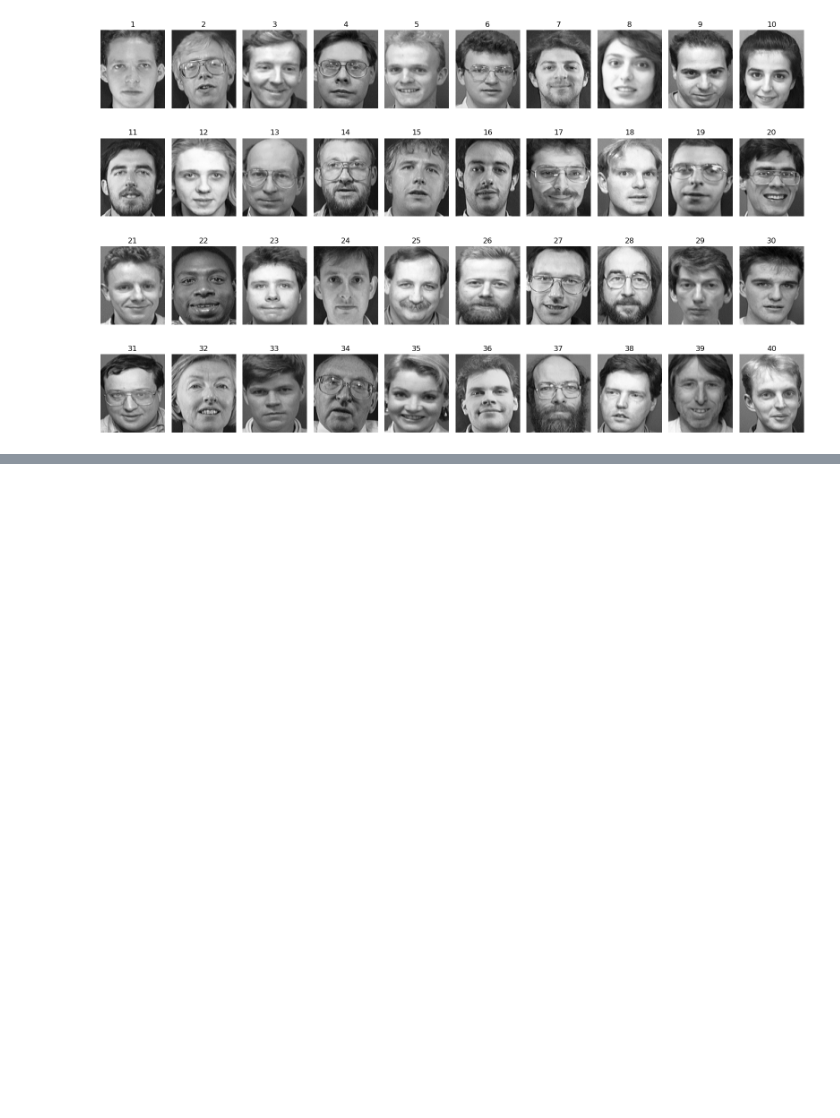
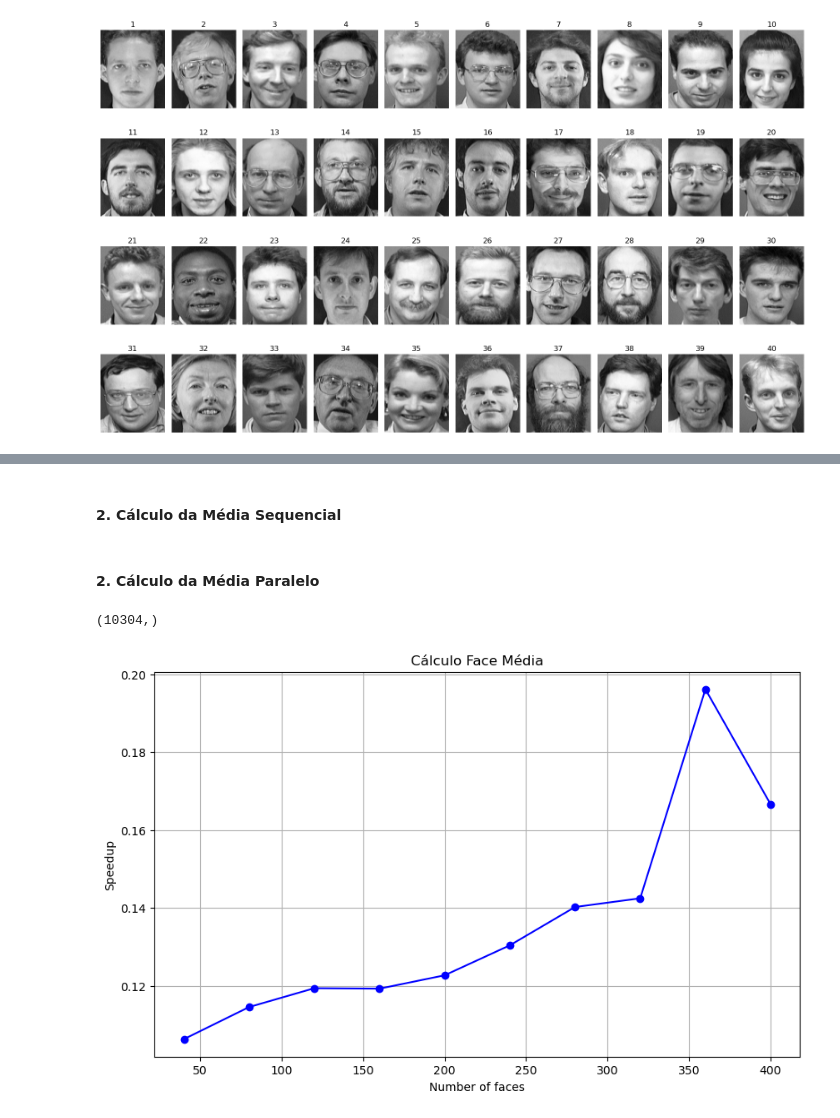
Before and after one commit to mentejoao/parallelcomputing-ufg, a Jupyter notebook: PCAcuda/pca.ipynb, the cells around one changed output, grey strips where cells are left out. Cells and saved outputs as stored; diff of their text form; code cells hidden in the pictures; blank space fills up the shorter version.

```diff
--- a/PCAcuda/pca.ipynb
+++ b/PCAcuda/pca.ipynb
@@ -105,0 +254,13 @@ def normalize_image(image_array):
+# %% [markdown]
+#### 2. Cálculo da Média Sequencial
+# %%
+def media_s(arr):
+    soma = 0
+    contagem = 0
+    for elemento in arr:
+        soma += elemento
+        contagem += 1
+    media = soma / contagem if contagem != 0 else 0
+    return media
+# %% [markdown]
+#### 2. Cálculo da Média Paralelo
@@ -105,0 +316,27 @@ def normalize_image(image_array):
+# %%
+digs = media_p(Data)
+print(digs.shape)
+# %% [output]
+(10304,)
+# %%
+# armazenar as razões entre os tempos de execução
+ratios = []
+x_values = []
+
+# Medindo o tempo de execução para cada parte
+for i in range(num_parts):
+    data_part = parts[i]
+
+    # Medindo o tempo de execução de func1 e func2
+    timeS = timeit.timeit(lambda: media_s(data_part), number=100)
+    timeP = timeit.timeit(lambda: media_p(data_part), number=100)
+
+    ratio = timeS / timeP
+
+    # Armazenando os resultados
+    ratios.append(ratio)
+    x_values.append((i + 1) * part_size)
+
+plot_speedup(x_values, ratios, "Cálculo Face Média")
+# %% [output]
+[figure, added]
```
Also changed, not shown: parts of 34 cells of this notebook.
